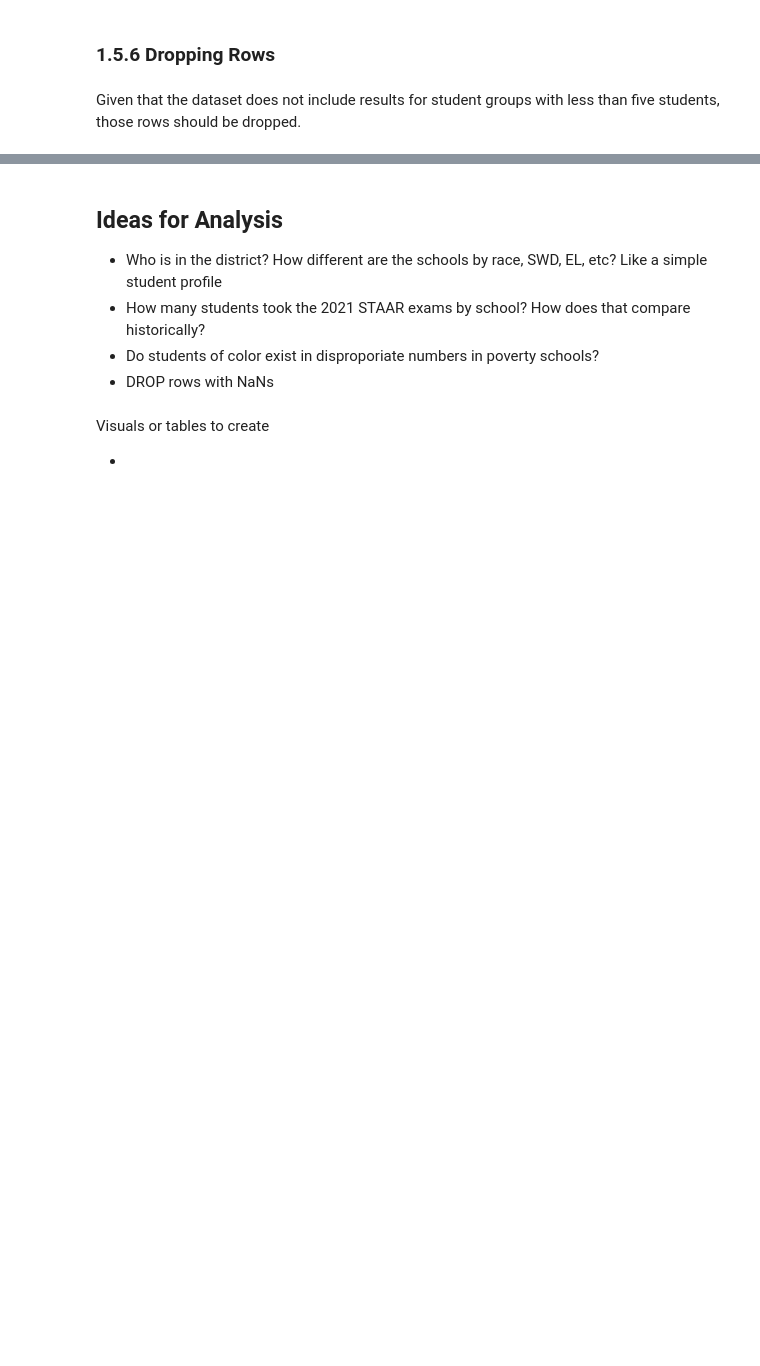
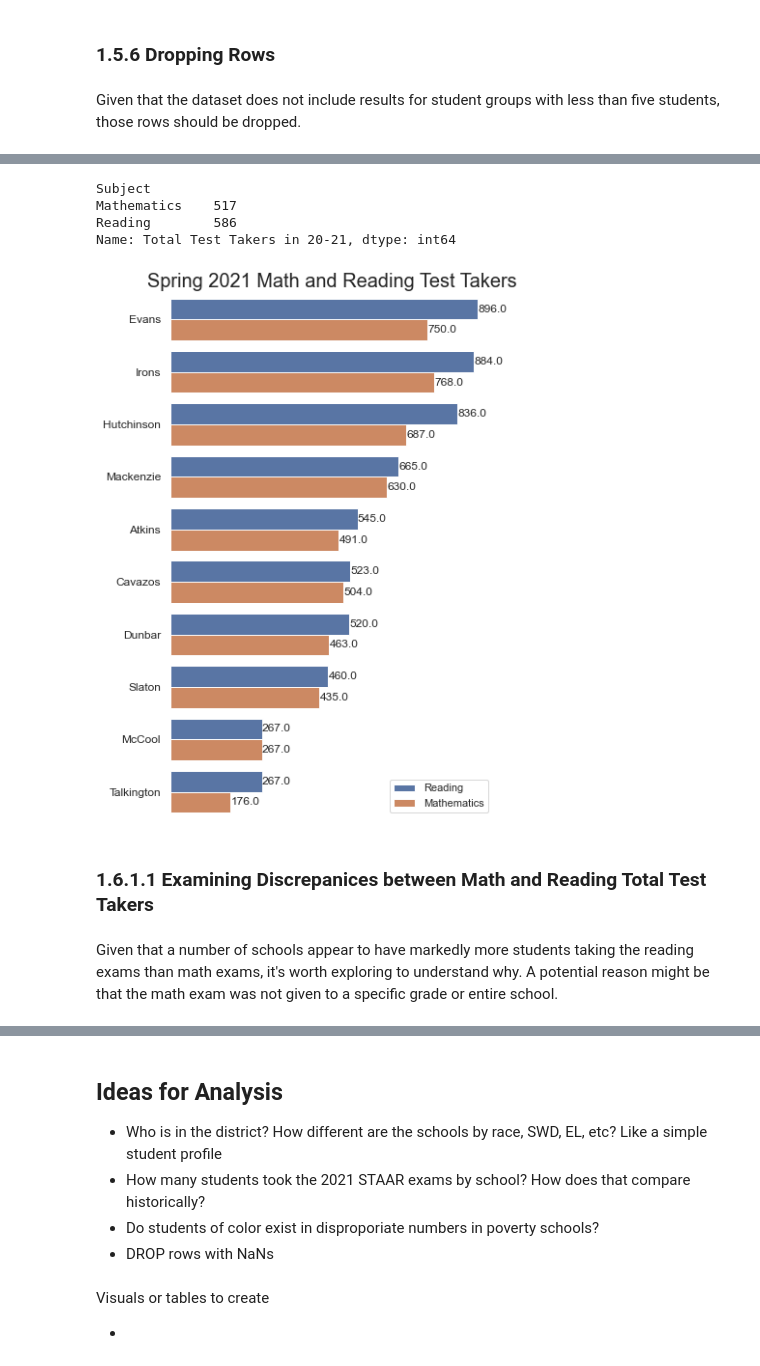
Before and after one commit to rajaridgway/lubbock-analysis, a Jupyter notebook: lubbock.ipynb, the cells around one changed output, grey strips where cells are left out. Saved outputs shown, nothing was run; the diff lists cells and outputs as text; code cells hidden in the pictures; blank space fills up the shorter version.

```diff
--- a/lubbock.ipynb
+++ b/lubbock.ipynb
@@ -485,0 +494,48 @@ all_locations = ['State', 'Lubbock', 'Atkins', 'Cavazos', 'McCool', 'Dunbar', 'E
+# %%
+# Determine of number of total students per subject for participation
+df_21_total = calculate_total_takers(filter_school_year(schools, ['Spring 2021'], ['Reading','Mathematics'], ['Total']), '20-21').round().reset_index().sort_values(by='Total Test Takers in 20-21', ascending = False)
+df_21_total['Total Test Takers in 20-21'] = df_21_total['Total Test Takers in 20-21'].astype(int)
+# %%
+# Determine the district average
+(df_21_total.groupby('Subject')['Total Test Takers in 20-21'].sum()/10).astype(int)
+# %% [output]
+Subject
+Mathematics    517
+Reading        586
+Name: Total Test Takers in 20-21, dtype: int64
+# %%
+# Create a function for graphing participation
+def graph_df_participation(data, x, y, title):
+
+    sns.set_theme(style="whitegrid")
+
+    # Initialize the matplotlib figure
+    f, ax = plt.subplots(figsize=(6, 10))
+
+    # Plot the proficiency
+    sns.set_color_codes("muted")
+    sns.barplot(x=x, y=y, data=data, hue='Subject').set(ylabel=None, xlabel=None)
+    sns.despine(left=True, bottom=True)
+    ax.axes.set_title(title, fontsize=20)
+    ax.axes.xaxis.set_ticks([])
+    ax.axes.xaxis.set_ticklabels([])
+    ax.tick_params(labelsize=12)
+    ax.legend(loc = 'lower right')
+
+    # Display values
+    for p in ax.patches:
+        width = p.get_width()    # get bar length
+        ax.text(abs(width) + 1,       # set the text at 1 unit right of the bar
+                p.get_y() + p.get_height() / 2, # get Y coordinate + X coordinate / 2
+                '{:1.1f}'.format(width), # set variable to display, 2 decimals
+                ha = 'left',   # horizontal alignment
+                va = 'center')  # vertical alignment
+# %%
+# Graph the number of math and reading test takers at each school
+graph_df_participation(df_21_total, 'Total Test Takers in 20-21', 'Location', 'Spring 2021 Math and Reading Test Takers')
+# %% [output]
+[figure, added]
+# %% [markdown]
+### 1.6.1.1 Examining Discrepanices between Math and Reading Total Test Takers <a id='1.6.1.1_Exam_discrepancies_takers'></a>
+# %% [markdown]
+Given that a number of schools appear to have markedly more students taking the reading exams than math exams, it's worth exploring to understand why. A potential reason might be that the math exam was not given to a specific grade or entire school.
```
Also changed, not shown: parts of 41 cells of this notebook.
